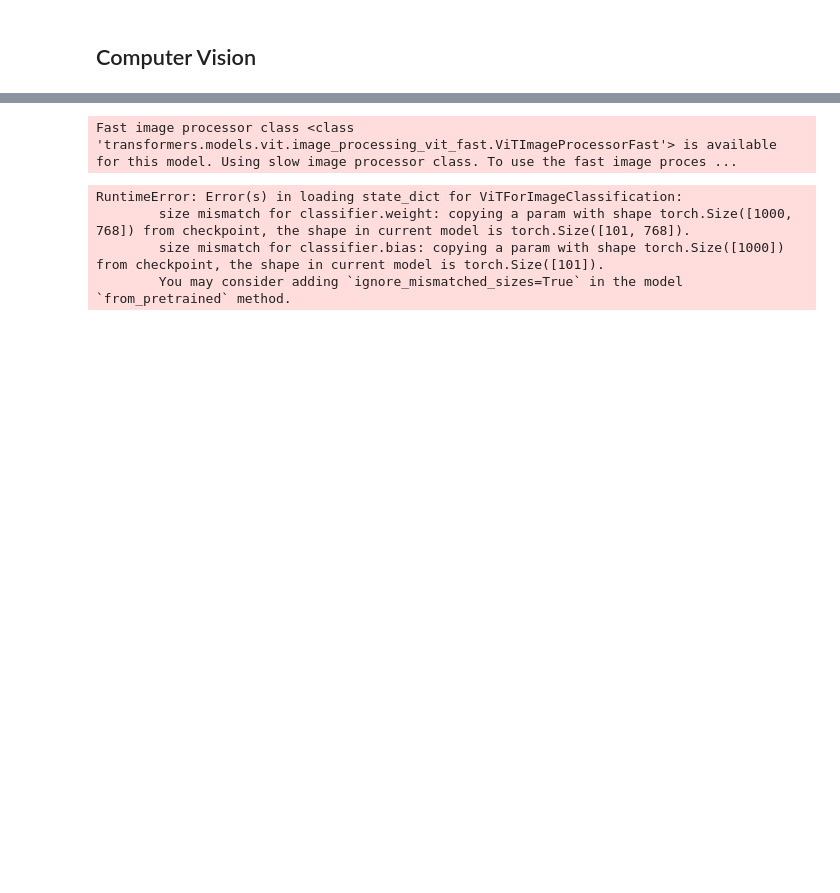
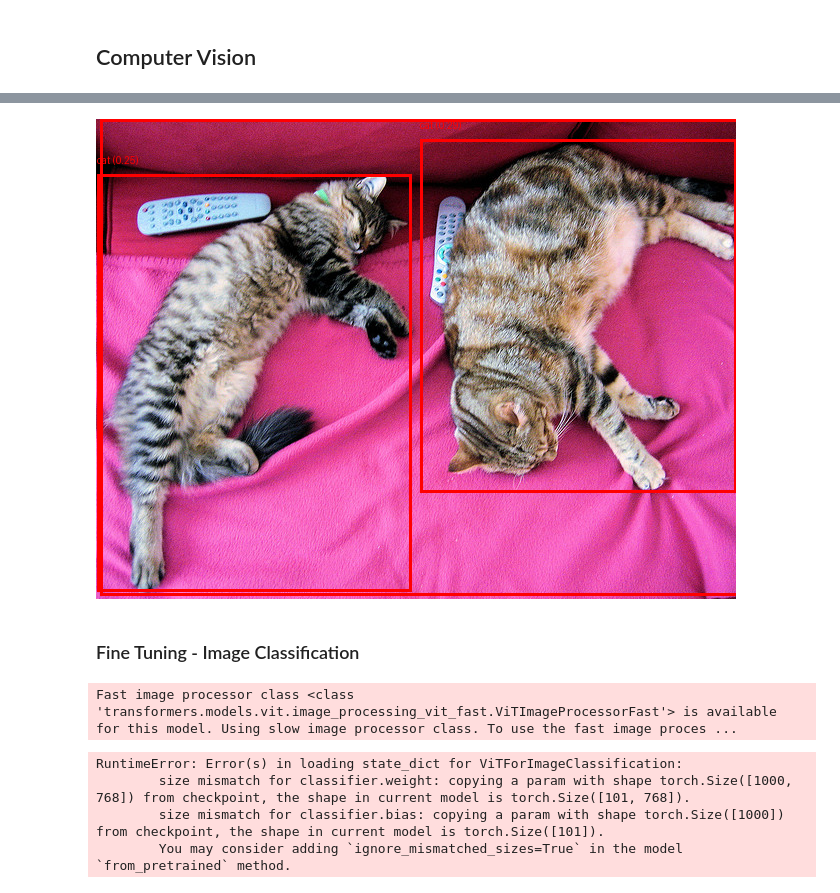
Before and after one commit to Cyntwikip/Machine-Learning, a Jupyter notebook: huggingface_computer_vision.ipynb, the cells around one changed output, grey strips where cells are left out. Cells and saved outputs as stored; diff of their text form; code cells hidden in the pictures; blank space fills up the shorter version.

```diff
--- a/huggingface_computer_vision.ipynb
+++ b/huggingface_computer_vision.ipynb
@@ -33,0 +60,16 @@ Successfully installed datasets-3.2.0 dill-0.3.8 evaluate-0.4.3 fsspec-2024.9.0
+# %%
+# prompt: huggingface sample code zero shot object detection
+
+from PIL import Image
+import requests
+from transformers import pipeline
+
+# detector = pipeline(task="zero-shot-object-detection", model="facebook/detr-resnet-50")
+detector = pipeline(task="zero-shot-object-detection")
+
+url = "http://images.cocodataset.org/val2017/000000039769.jpg"
+image = Image.open(requests.get(url, stream=True).raw)
+
+candidate_labels = ["cat", "couch"]
+results = detector(image, candidate_labels=candidate_labels)
+results
@@ -34,3 +89,27 @@ Successfully installed datasets-3.2.0 dill-0.3.8 evaluate-0.4.3 fsspec-2024.9.0
+# %%
+# prompt: apply bounding box to image
+
+from PIL import ImageDraw
+
+# Draw bounding boxes on the image
+draw = ImageDraw.Draw(image)
+for result in results:
+    box = result["box"]
+    label = result["label"]
+    score = result["score"]
+
+    # Draw rectangle
+    draw.rectangle([(box["xmin"], box["ymin"]), (box["xmax"], box["ymax"])], outline="red", width=3)
+
+    # Add label and score
+    draw.text((box["xmin"], box["ymin"] - 20), f"{label} ({score:.2f})", fill="red")
+
+# Display the image with bounding boxes
+image
+# %% [output]
+[figure, added]
+# %% [markdown]
+### Fine Tuning - Image Classification
 # %%
 # prompt: sample huggingface classification code
 
```
Also changed, not shown: parts of 6 cells of this notebook.
